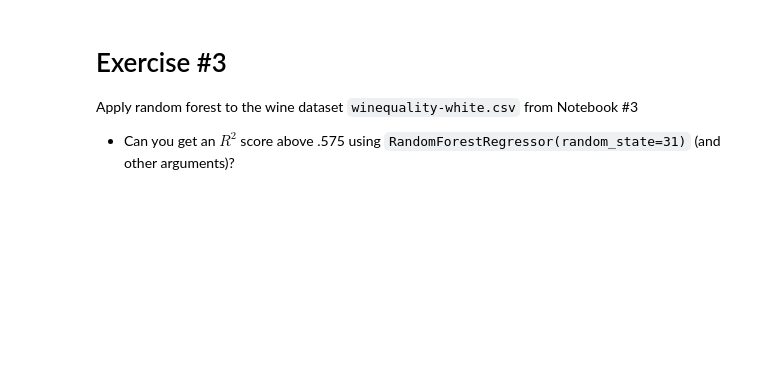
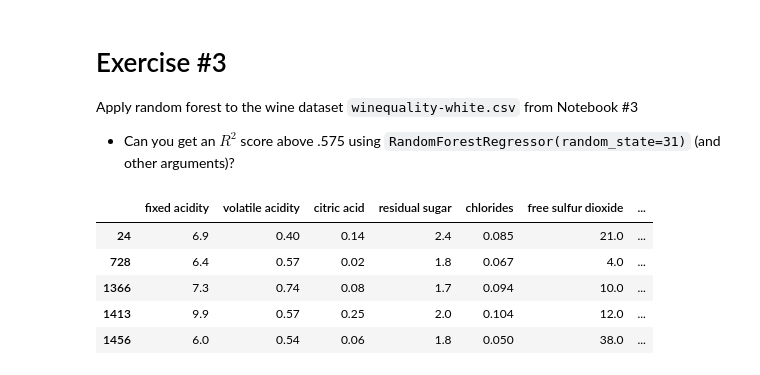
Before and after one commit to alimoorreza/CS167-notes, a Jupyter notebook: Day12_Random_Forests.ipynb, the cells around one changed output. Saved outputs shown, nothing was run; the diff lists cells and outputs as text; code cells hidden in the pictures; blank space fills up the shorter version.

```diff
--- a/Day12_Random_Forests.ipynb
+++ b/Day12_Random_Forests.ipynb
@@ -445,13 +444,21 @@ Apply random forest to the wine dataset `winequality-white.csv` from Notebook #3
 # %%
 import pandas as pd
 import numpy
 from sklearn.model_selection import train_test_split
 
-path = 'datasets/winequality-white.csv' #'/content/MyDrive/CS167/datasets/winequality-white.csv'
-data = pd.read_csv(path)
-predictors= data.columns.drop('quality')
-target='quality'
-
-train_data, test_data, train_sln, test_sln = train_test_split(data[predictors], data[target], test_size = 0.2, random_state=41)
+path = '/content/drive/MyDrive/cs167_fall23/datasets/winequality-white.csv' # available in the "Datasets" section of the blackboard
+wines = pd.read_csv(path)
+target = 'quality'
+#predictors= data.columns.drop('quality')
+predictors = ['fixed acidity', 'volatile acidity', 'citric acid','residual sugar', 'chlorides', 'free sulfur dioxide', 'total sulfur dioxide', 'density', 'pH','sulphates', 'alcohol']
+train_data, test_data, train_sln, test_sln = train_test_split(wines[predictors], wines[target], test_size = 0.2, random_state=41)
+train_data.head()
+# %% [output]
+|  | fixed acidity | volatile acidity | citric acid | residual sugar | chlorides | free sulfur dioxide | ... |
+| 24 | 6.9 | 0.40 | 0.14 | 2.4 | 0.085 | 21.0 | ... |
+| 728 | 6.4 | 0.57 | 0.02 | 1.8 | 0.067 | 4.0 | ... |
+| 1366 | 7.3 | 0.74 | 0.08 | 1.7 | 0.094 | 10.0 | ... |
+| 1413 | 9.9 | 0.57 | 0.25 | 2.0 | 0.104 | 12.0 | ... |
+| 1456 | 6.0 | 0.54 | 0.06 | 1.8 | 0.050 | 38.0 | ... |
 # %%
 #your code here
```
Also changed, not shown: parts of 8 cells of this notebook.
